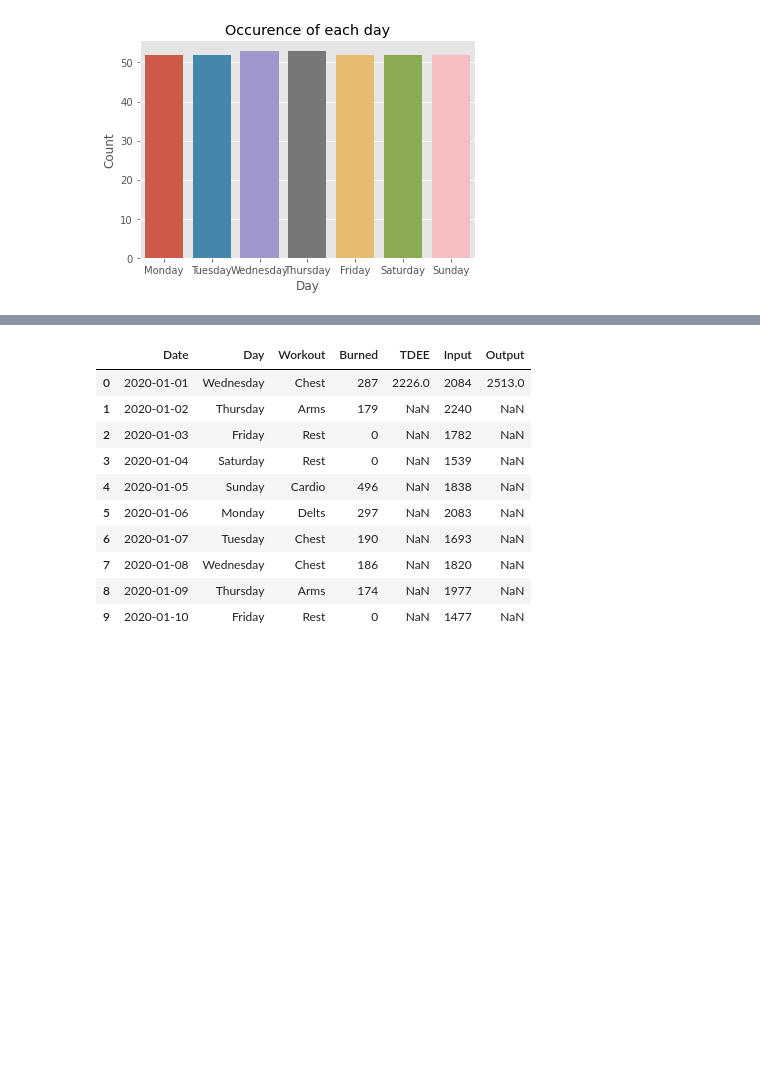
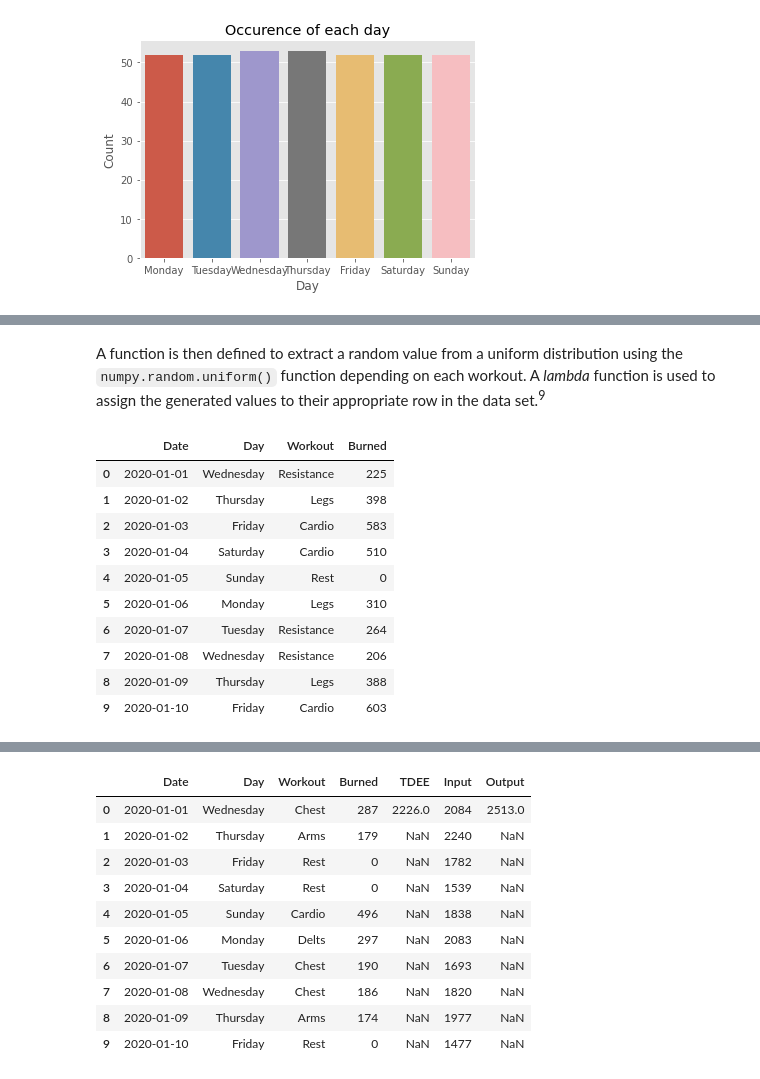
Before and after one commit to GaryLocke91/52465_programming_project, a Jupyter notebook: 52465_programming_project.ipynb, the cells around one changed output, grey strips where cells are left out. Cells and saved outputs as stored; diff of their text form; code cells hidden in the pictures; blank space fills up the shorter version.

````diff
--- a/52465_programming_project.ipynb
+++ b/52465_programming_project.ipynb
@@ -176,15 +160,0 @@ A function is then defined to pull a random value from a uniform distribution us
-# %%
-# Define function to estimate the calories burned by each workout
-def cals_burned(row):
-    if row["Workout"] == "Rest": return 0
-    if row["Workout"] == "Cardio": return int(np.random.uniform(cal_cardio/2, cal_cardio))
-    if row["Workout"] == "Legs": return int(np.random.uniform(cal_legs/2, cal_legs))
-    if row["Workout"] == "Chest": return int(np.random.uniform(cal_chest/2, cal_chest))
-    if row["Workout"] == "Delts": return int(np.random.uniform(cal_delts/2, cal_delts))
-    if row["Workout"] == "Arms": return int(np.random.uniform(cal_arms/2, cal_arms))
-
-# Create the Burned column
-df["Burned"] = df.apply(lambda row: cals_burned(row), axis= 1)
-
-# Print the first 10 rows of the DataFrame
-df.head(n=10)
@@ -353,0 +175,33 @@ In this programme, it is advised that less calories are consumed on rest/cardio
+# %%
+# Calculate the calories burned by multiplying the start weight by the MET value
+cal_rest = weight_kg
+cal_cardio = weight_kg * 7.0
+cal_legs = weight_kg * 5.0
+cal_resistance = weight_kg * 3.5
+# %% [markdown]
+A function is then defined to extract a random value from a uniform distribution using the ```numpy.random.uniform()``` function depending on each workout. A *lambda* function is used to assign the generated values to their appropriate row in the data set.<SUP>9</SUP>
+# %%
+# Define function to estimate the calories burned by each workout
+def cals_burned(row):
+    if row["Workout"] == "Rest": return 0
+    if row["Workout"] == "Cardio": return int(np.random.uniform(cal_cardio/2, cal_cardio))
+    if row["Workout"] == "Legs": return int(np.random.uniform(cal_legs/2, cal_legs))
+    if row["Workout"] == "Resistance": return int(np.random.uniform(cal_resistance/2, cal_resistance))
+
+# Create the Burned column
+df["Burned"] = df.apply(lambda row: cals_burned(row), axis= 1)
+
+# Print the first 10 rows of the DataFrame
+df.head(n=10)
+# %% [output]
+|  | Date | Day | Workout | Burned |
+| 0 | 2020-01-01 | Wednesday | Resistance | 225 |
+| 1 | 2020-01-02 | Thursday | Legs | 398 |
+| 2 | 2020-01-03 | Friday | Cardio | 583 |
+| 3 | 2020-01-04 | Saturday | Cardio | 510 |
+| 4 | 2020-01-05 | Sunday | Rest | 0 |
+| 5 | 2020-01-06 | Monday | Legs | 310 |
+| 6 | 2020-01-07 | Tuesday | Resistance | 264 |
+| 7 | 2020-01-08 | Wednesday | Resistance | 206 |
+| 8 | 2020-01-09 | Thursday | Legs | 388 |
+| 9 | 2020-01-10 | Friday | Cardio | 603 |
````
Also changed, not shown: parts of 46 cells of this notebook, 1 other file.
